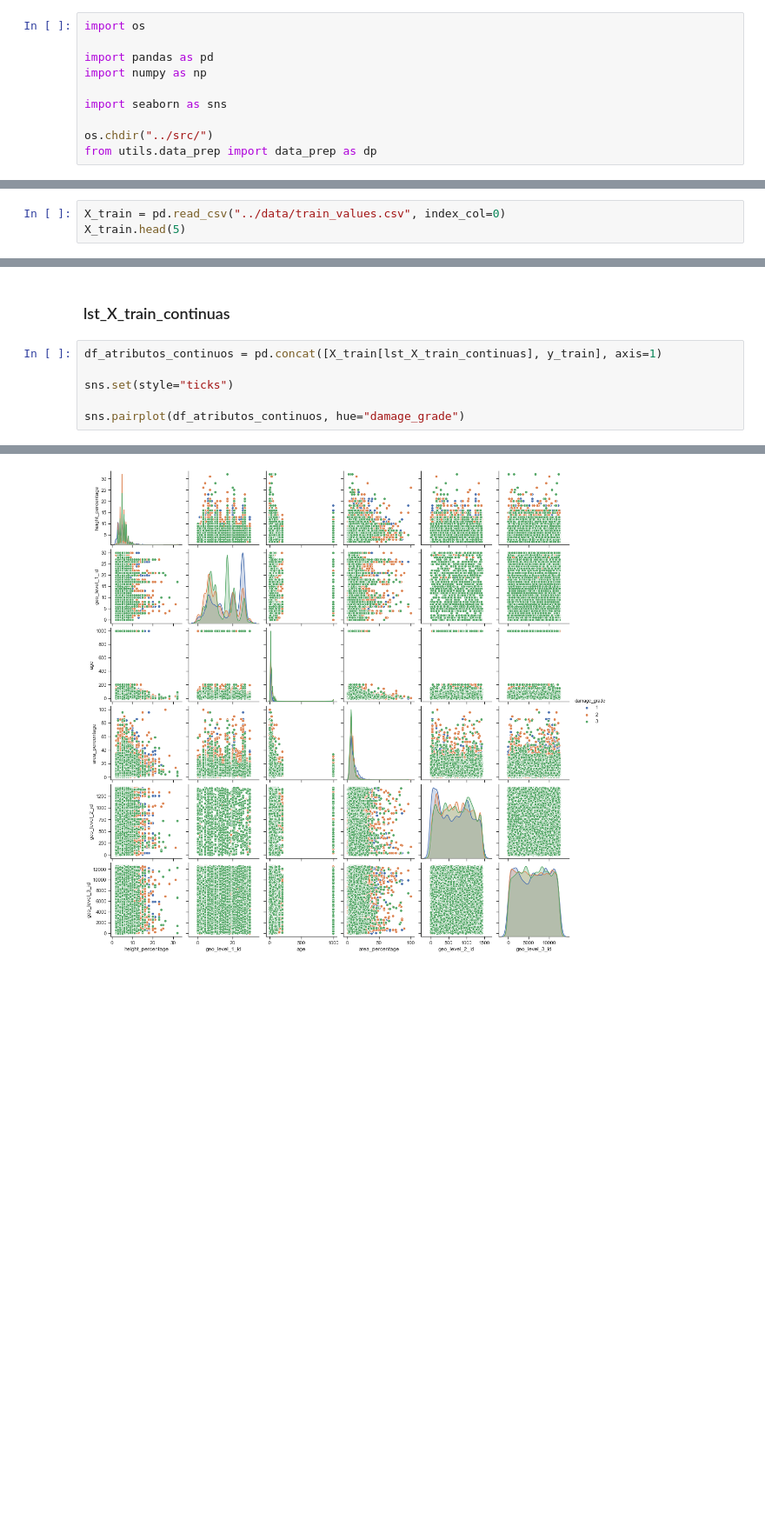
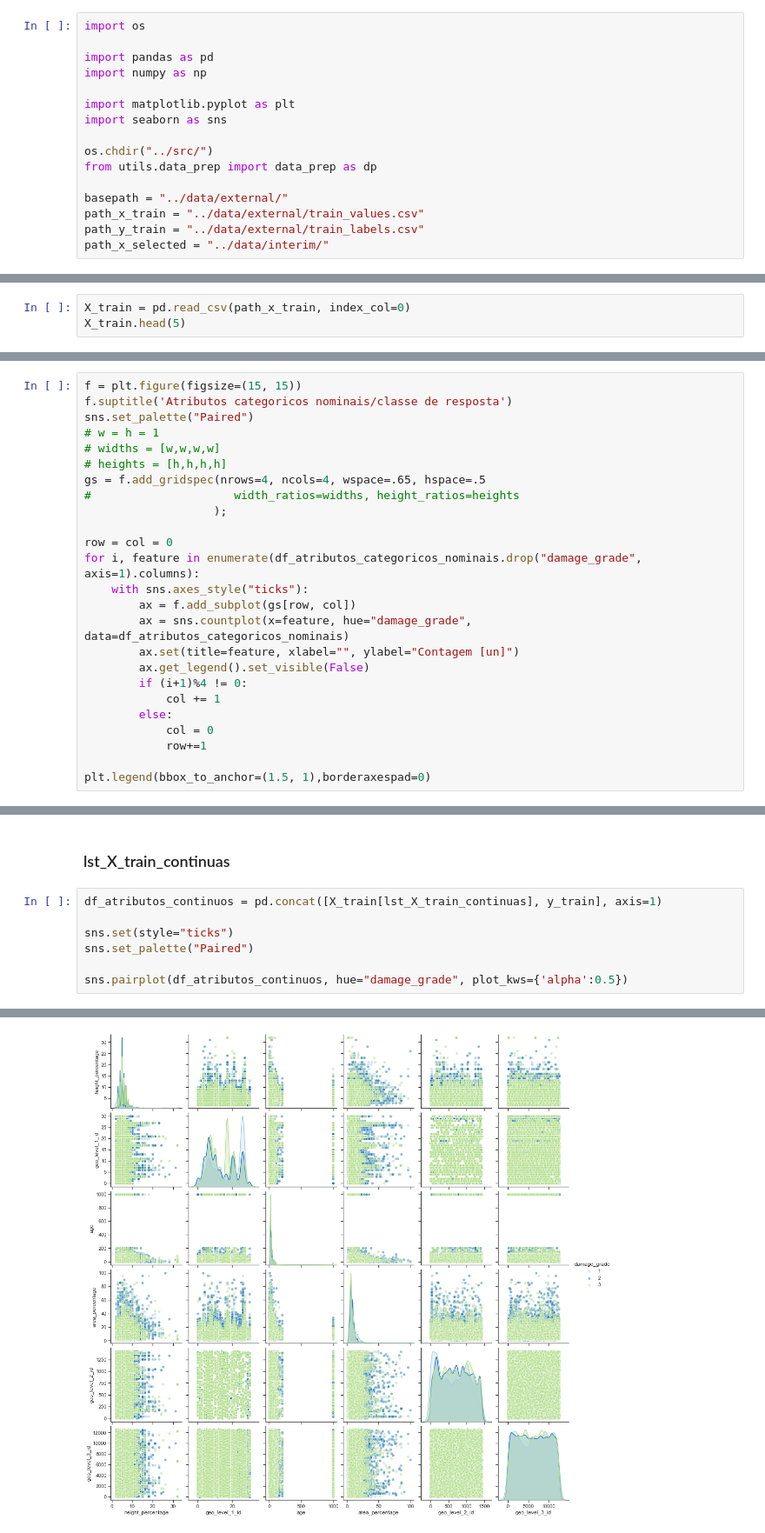
Before and after one commit to Carne-de-Pescoco/Modeling-Earthquake, a Jupyter notebook: notebooks/1_business_understanding_suto.ipynb, the cells around one changed output, grey strips where cells are left out. Shown at 87% size. Drawn from its saved outputs; the diff is of its cells as text; blank space fills up the shorter version.

```diff
--- a/notebooks/1_business_understanding_suto.ipynb
+++ b/notebooks/1_business_understanding_suto.ipynb
@@ -4,7 +4,13 @@ import os
 import pandas as pd
 import numpy as np
 
+import matplotlib.pyplot as plt
 import seaborn as sns
 
 os.chdir("../src/")
 from utils.data_prep import data_prep as dp
+
+basepath = "../data/external/"
+path_x_train = "../data/external/train_values.csv"
+path_y_train = "../data/external/train_labels.csv"
+path_x_selected = "../data/interim/"
@@ -14,5 +88,5 @@ from utils.data_prep import data_prep as dp
 # %%
-X_train = pd.read_csv("../data/train_values.csv", index_col=0)
+X_train = pd.read_csv(path_x_train, index_col=0)
 X_train.head(5)
 # %% [output]
 |  | geo_level_1_id | geo_level_2_id | geo_level_3_id | count_floors_pre_eq | age | area_percentage | ... |
@@ -104,0 +310,25 @@ Para os gráficos, dividiremos os atributos de X_train da seguinte forma:
+# %%
+f = plt.figure(figsize=(15, 15))
+f.suptitle('Atributos categoricos nominais/classe de resposta')
+sns.set_palette("Paired")
+# w = h = 1
+# widths = [w,w,w,w]
+# heights = [h,h,h,h]
+gs = f.add_gridspec(nrows=4, ncols=4, wspace=.65, hspace=.5
+#                     width_ratios=widths, height_ratios=heights
+                   );
+
+row = col = 0
+for i, feature in enumerate(df_atributos_categoricos_nominais.drop("damage_grade", axis=1).columns):
+    with sns.axes_style("ticks"):
+        ax = f.add_subplot(gs[row, col])
+        ax = sns.countplot(x=feature, hue="damage_grade", data=df_atributos_categoricos_nominais)
+        ax.set(title=feature, xlabel="", ylabel="Contagem [un]")
+        ax.get_legend().set_visible(False)
+        if (i+1)%4 != 0:
+            col += 1
+        else:
+            col = 0
+            row+=1
+
+plt.legend(bbox_to_anchor=(1.5, 1),borderaxespad=0)
@@ -107,9 +340,10 @@ Para os gráficos, dividiremos os atributos de X_train da seguinte forma:
 # %%
 df_atributos_continuos = pd.concat([X_train[lst_X_train_continuas], y_train], axis=1)
 
 sns.set(style="ticks")
+sns.set_palette("Paired")
 
-sns.pairplot(df_atributos_continuos, hue="damage_grade")
+sns.pairplot(df_atributos_continuos, hue="damage_grade", plot_kws={'alpha':0.5})
 # %% [output]
 <seaborn.axisgrid.PairGrid at 0x...>
-[figure, old version]
+[figure, new version]
```
Also changed, not shown: parts of 20 cells of this notebook, 11 other files.
